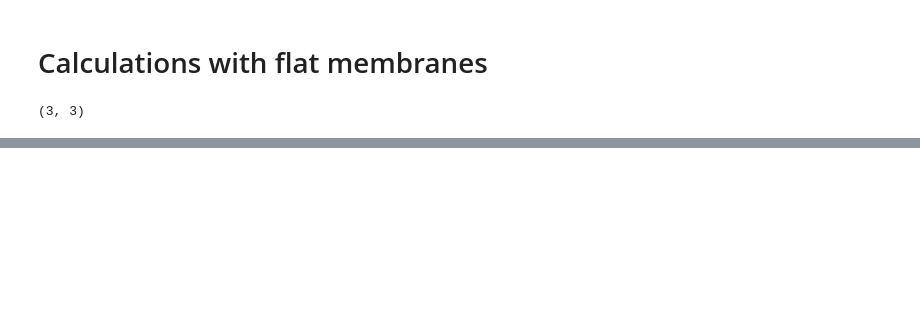
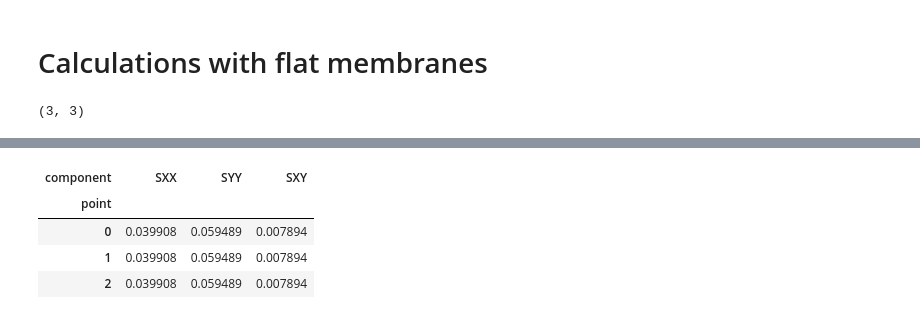
Before and after one commit to sigma-epsilon/sigmaepsilon.solid.material, a Jupyter notebook: docs/source/notebooks/membrane.ipynb, the cells around one changed output, grey strips where cells are left out. Cells and saved outputs as stored; diff of their text form; code cells hidden in the pictures; blank space fills up the shorter version.

```diff
--- a/docs/source/notebooks/membrane.ipynb
+++ b/docs/source/notebooks/membrane.ipynb
@@ -91,0 +115,8 @@ fig.subplots_adjust(top=0.80)
+# %%
+stresses.sel(index = 80).to_pandas()
+# %% [output]
+| component | SXX | SYY | SXY |
+| point |  |  |  |
+| 0 | 0.039908 | 0.059489 | 0.007894 |
+| 1 | 0.039908 | 0.059489 | 0.007894 |
+| 2 | 0.039908 | 0.059489 | 0.007894 |
```
Also changed, not shown: parts of 8 cells of this notebook.
